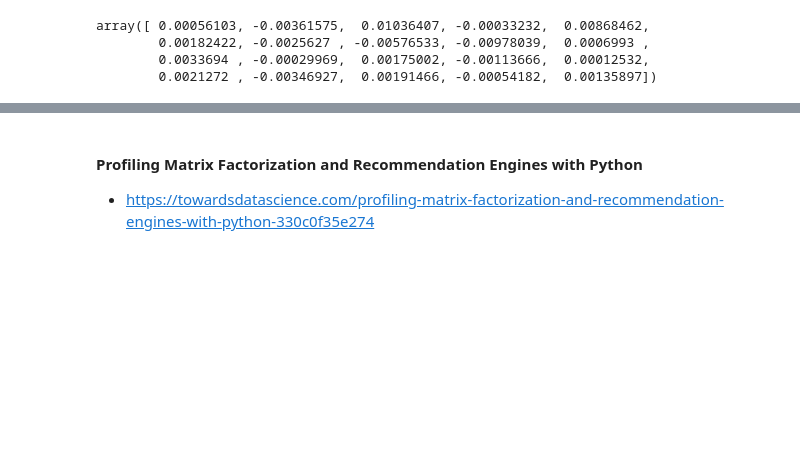
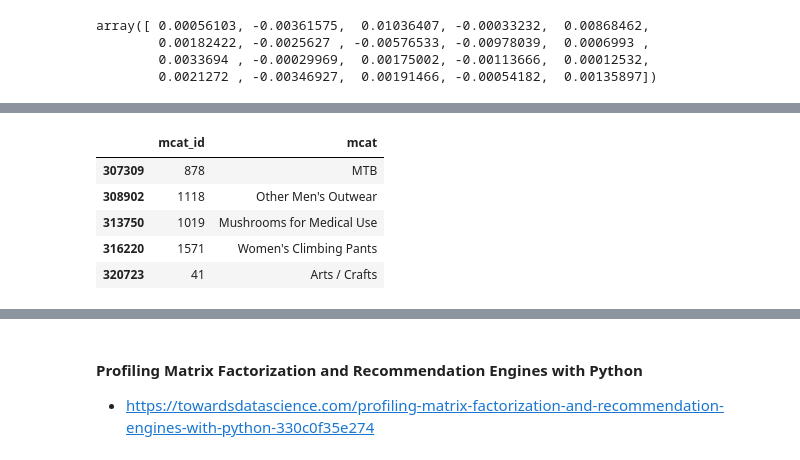
Before and after one commit to hojisu/recommendation-project, a Jupyter notebook: EDA.ipynb, the cells around one changed output, grey strips where cells are left out. Saved outputs shown, nothing was run; the diff lists cells and outputs as text; code cells hidden in the pictures; blank space fills up the shorter version.

```diff
--- a/EDA.ipynb
+++ b/EDA.ipynb
@@ -281,0 +350,12 @@ array([ 0.00056103, -0.00361575,  0.01036407, -0.00033232,  0.00868462,
+# %%
+# Create a lookup frame so we can get the mcat names back in
+item_lookup = data[['mcat_id', 'mcat']].drop_duplicates()
+item_lookup['mcat_id'] = item_lookup.mcat_id.astype(str)
+item_lookup.tail(5)
+# %% [output]
+|  | mcat_id | mcat |
+| 307309 | 878 | MTB |
+| 308902 | 1118 | Other Men's Outwear |
+| 313750 | 1019 | Mushrooms for Medical Use |
+| 316220 | 1571 | Women's Climbing Pants |
+| 320723 | 41 | Arts / Crafts |
```
Also changed, not shown: parts of 22 cells of this notebook.
